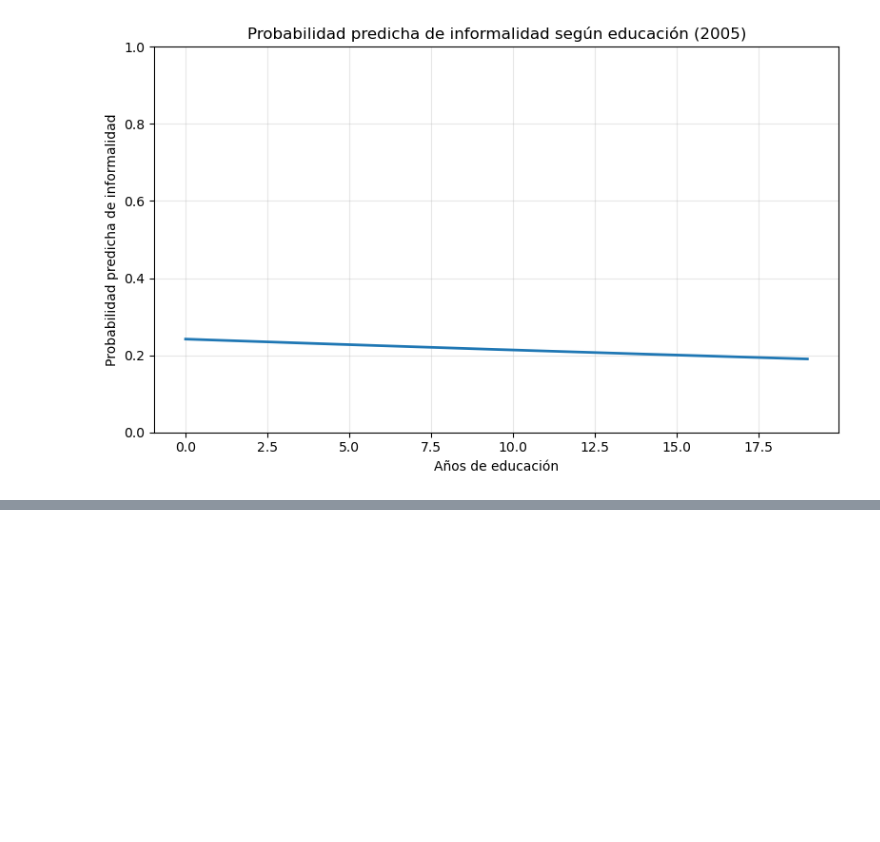
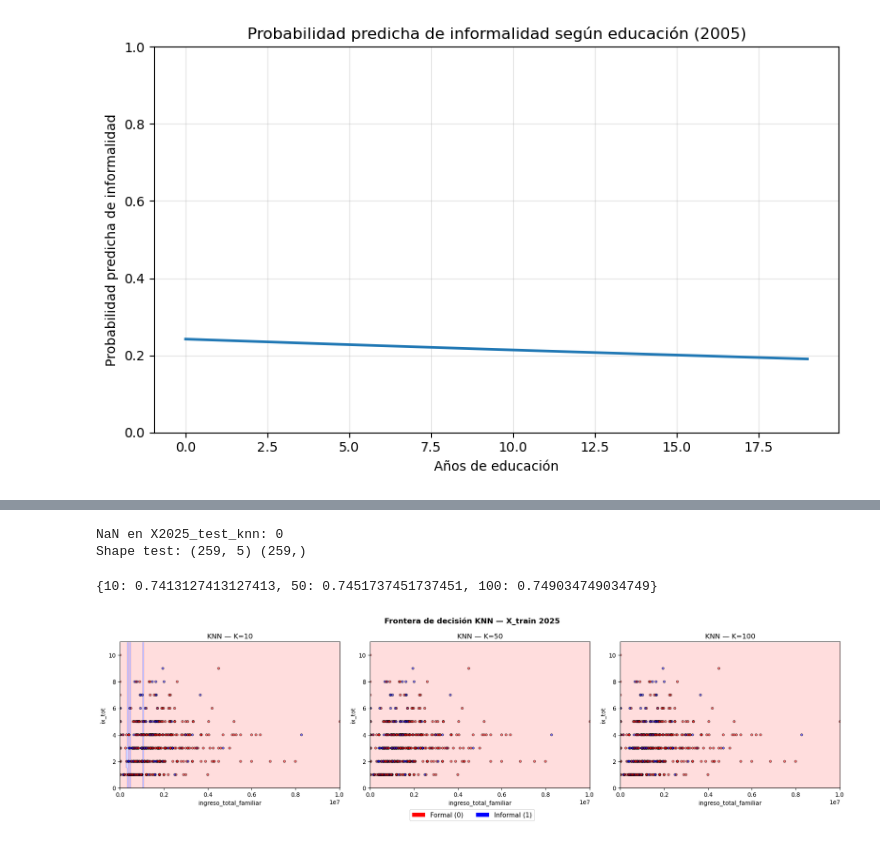
Before and after one commit to mariasolsampogna/E337_Grupo2, a Jupyter notebook: TP3/tp3.ipynb, the cells around one changed output, grey strips where cells are left out. Cells and saved outputs as stored; diff of their text form; code cells hidden in the pictures; blank space fills up the shorter version.

```diff
--- a/TP3/tp3.ipynb
+++ b/TP3/tp3.ipynb
@@ -520,0 +621,26 @@ plt.show()
+# %%
+# Limpiar test correctamente
+test_2005_knn = pd.concat([X2005_test, y2005_test], axis=1).dropna()
+X2005_test_knn = test_2005_knn.drop(columns=['informal', 'constante'], errors='ignore')
+y2005_test_knn = test_2005_knn['informal']
+
+# Verificar
+print("NaN en X2025_test_knn:", X2005_test_knn.isna().sum().sum())  # debe dar 0
+print("Shape test:", X2005_test_knn.shape, y2005_test_knn.shape)
+# %% [output]
+NaN en X2025_test_knn: 0
+Shape test: (259, 5) (259,)
+# %%
+k_range = [10, 50, 100]
+scores_2005 = {}      # Para guardar la accuracy en un diccionario
+scores_list_2005 = [] # Para guardar la accuracy en una lista
+for k in k_range:
+        knn = KNeighborsClassifier(n_neighbors=k)
+        knn.fit(X2005_train_knn, y2005_train_knn)
+        y2005_pred = knn.predict(X2005_test_knn)
+        scores_2005[k] = accuracy_score(y2005_test_knn, y2005_pred)
+        scores_list_2005.append(accuracy_score(y2005_test_knn, y2005_pred))
+# %%
+scores_2005
+# %% [output]
+{10: 0.7413127413127413, 50: 0.7451737451737451, 100: 0.749034749034749}
@@ -520,0 +649,46 @@ plt.show()
+# %%
+# Elegimos dos variables numéricas para los ejes
+var1 = 'ingreso_total_familiar'
+var2 = 'ix_tot'
+
+# Usamos solo esas dos variables (sin NaN)
+df_plot = pd.concat([X2025_train_knn[[var1, var2]], y2025_train_knn], axis=1).dropna()
+X_plot2d = df_plot[[var1, var2]].values
+y_plot2d = df_plot['informal'].values
+
+# Grilla para el fondo
+x_min, x_max = X_plot2d[:, 0].min() - 1, X_plot2d[:, 0].max() + 1
+y_min, y_max = X_plot2d[:, 1].min() - 1, X_plot2d[:, 1].max() + 1
+xx, yy = np.meshgrid(np.linspace(x_min, x_max, 200),
+                     np.linspace(y_min, y_max, 200))
+
+cmap_bg  = ListedColormap(['#FFAAAA', '#AAAAFF'])  # rojo suave / azul suave
+cmap_pts = ListedColormap(['red', 'blue'])
+
+fig, axes = plt.subplots(1, 3, figsize=(18, 5))
+
+for ax, k in zip(axes, [10, 50, 100]):
+    knn_plot = KNeighborsClassifier(n_neighbors=k)
+    knn_plot.fit(X_plot2d, y_plot2d)
+
+    Z = knn_plot.predict(np.c_[xx.ravel(), yy.ravel()]).reshape(xx.shape)
+
+    ax.contourf(xx, yy, Z, alpha=0.4, cmap=cmap_bg)
+    scatter = ax.scatter(X_plot2d[:, 0], X_plot2d[:, 1],
+                         c=y_plot2d, cmap=cmap_pts,
+                         edgecolors='k', s=15, alpha=0.5)
+    ax.set_xlabel(var1)
+    ax.set_ylabel(var2)
+    ax.set_title(f'KNN — K={k}')
+
+# Leyenda
+from matplotlib.patches import Patch
+legend_elements = [Patch(facecolor='red',  label='Formal (0)'),
+                   Patch(facecolor='blue', label='Informal (1)')]
+fig.legend(handles=legend_elements, loc='lower center', ncol=2, fontsize=11)
+plt.suptitle('Frontera de decisión KNN — X_train 2025', fontsize=13, fontweight='bold')
+plt.tight_layout(rect=[0, 0.05, 1, 1])
+plt.savefig('knn_frontera.png', dpi=300, bbox_inches='tight')
+plt.show()
+# %% [output]
+[figure, added]
```
Also changed, not shown: parts of 26 cells of this notebook, 1 other file.
